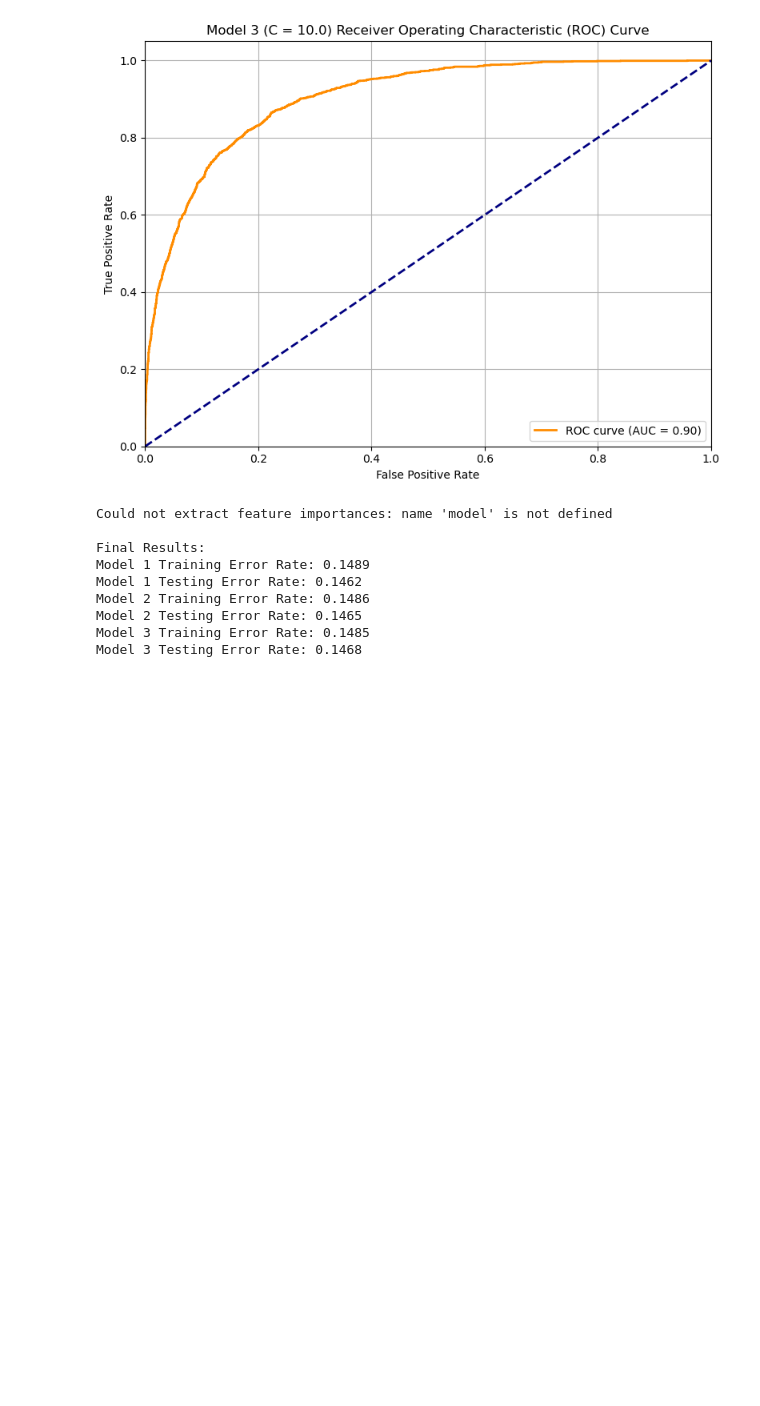
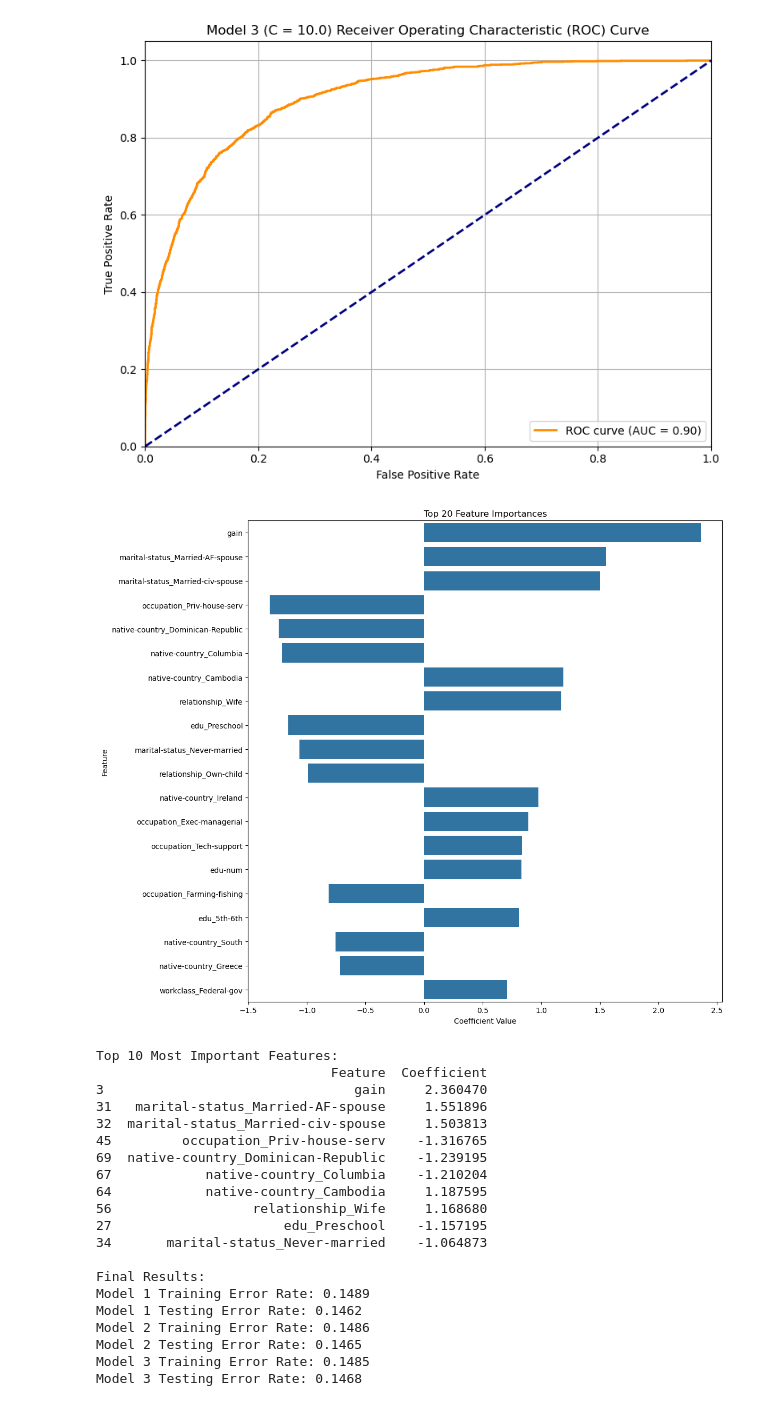
Before and after one commit to kienlacmai/ML-Adult-Census-Income-Analysis, a Jupyter notebook: Logistic_Regression.ipynb, the cells around one changed output. Saved outputs shown, nothing was run; the diff lists cells and outputs as text; code cells hidden in the pictures; blank space fills up the shorter version.

```diff
--- a/Logistic_Regression.ipynb
+++ b/Logistic_Regression.ipynb
@@ -298,13 +298,13 @@ ROC AUC Score: 0.9023
 # Coefficients of the features and plotting them
 try:
     # Get the logistic regression coefficients
-    coefficients = model.named_steps['classifier'].coef_[0]
+    coefficients = model1.named_steps['classifier'].coef_[0]
 
     # Get feature names after preprocessing
     feature_names = []
 
     # Get transformed feature names
-    for name, transformer, features in model.named_steps['preprocessor'].transformers_:
+    for name, transformer, features in model1.named_steps['preprocessor'].transformers_:
         if name == 'cat':
             # Get the one-hot encoder categories
             ohe = transformer.named_steps['onehot']
@@ -325,34 +325,46 @@ try:
 
         # Sort by absolute value of coefficient
         feature_importance['AbsCoefficient'] = feature_importance['Coefficient'].abs()
         feature_importance = feature_importance.sort_values('AbsCoefficient', ascending=False)
 
         # Plot the top 20 features
         plt.figure(figsize=(12, 10))
         top_features = feature_importance.head(20)
         sns.barplot(x='Coefficient', y='Feature', data=top_features)
         plt.title('Top 20 Feature Importances')
         plt.xlabel('Coefficient Value')
         plt.ylabel('Feature')
         plt.tight_layout()
         plt.show()
 
         # Print the top 10 most important features
         print("\nTop 10 Most Important Features:")
         print(feature_importance[['Feature', 'Coefficient']].head(10))
 except Exception as e:
     print(f"\nCould not extract feature importances: {e}")
 
 # Print final results
 print("\nFinal Results:")
 print(f"Model 1 Training Error Rate: {train_error_rate1:.4f}")
 print(f"Model 1 Testing Error Rate: {test_error_rate1:.4f}")
 print(f"Model 2 Training Error Rate: {train_error_rate2:.4f}")
 print(f"Model 2 Testing Error Rate: {test_error_rate2:.4f}")
 print(f"Model 3 Training Error Rate: {train_error_rate3:.4f}")
 print(f"Model 3 Testing Error Rate: {test_error_rate3:.4f}")
 # %% [output]
+[figure, added]
-Could not extract feature importances: name 'model' is not defined
+Top 10 Most Important Features:
+                              Feature  Coefficient
+3                                gain     2.360470
+31   marital-status_Married-AF-spouse     1.551896
+32  marital-status_Married-civ-spouse     1.503813
+45         occupation_Priv-house-serv    -1.316765
+69  native-country_Dominican-Republic    -1.239195
+67            native-country_Columbia    -1.210204
+64            native-country_Cambodia     1.187595
+56                  relationship_Wife     1.168680
+27                      edu_Preschool    -1.157195
+34       marital-status_Never-married    -1.064873
 
 Final Results:
 Model 1 Training Error Rate: 0.1489
```
